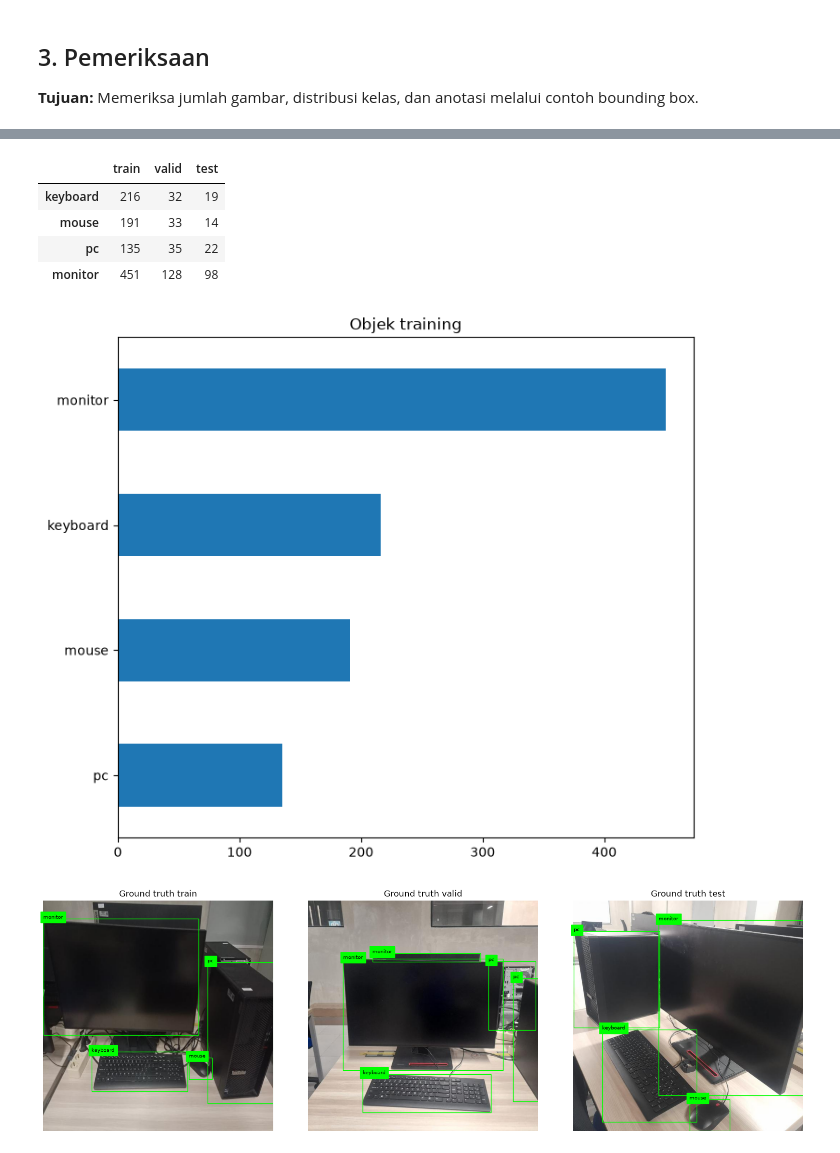
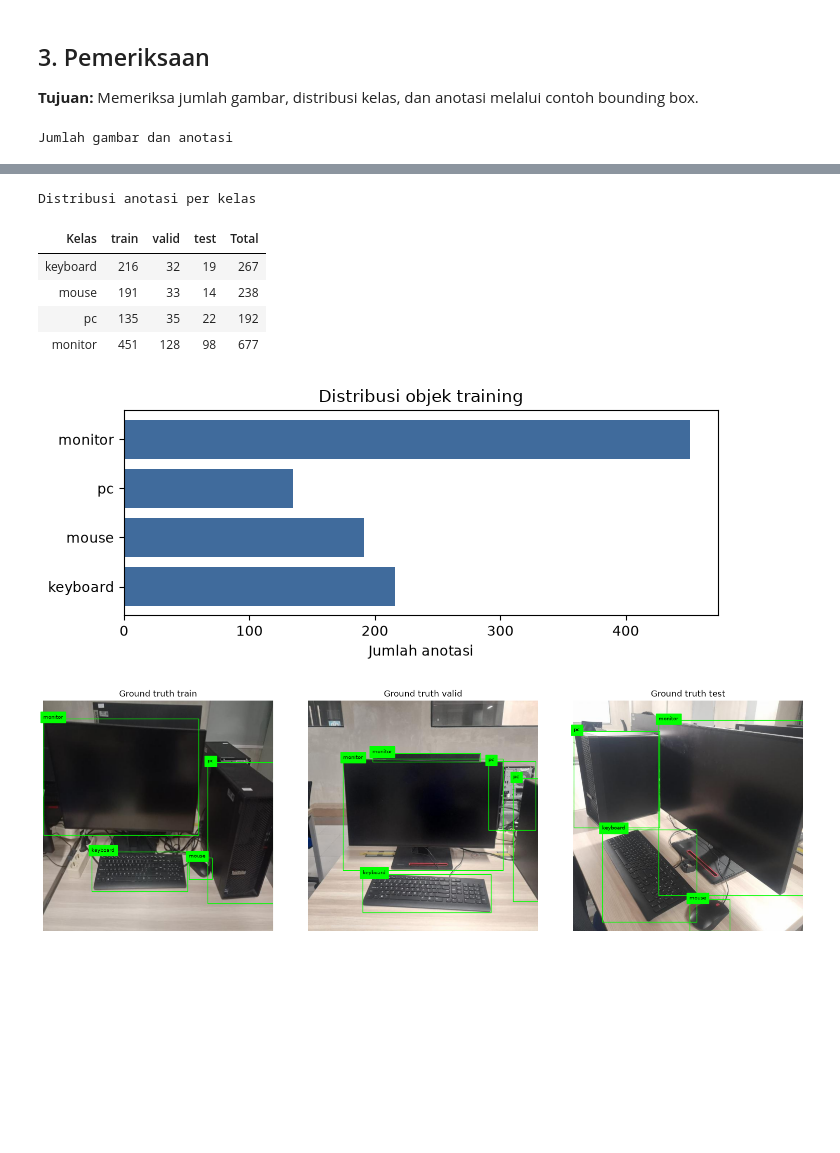
Before and after one commit to gumelarakhirul/SmartWorkspace-Detection-YOLO11, a Jupyter notebook: P5_Object_Detection_YOLO11.ipynb, the cells around one changed output, grey strips where cells are left out. Cells and saved outputs as stored; diff of their text form; code cells hidden in the pictures; blank space fills up the shorter version.

```diff
--- a/P5_Object_Detection_YOLO11.ipynb
+++ b/P5_Object_Detection_YOLO11.ipynb
@@ -55,39 +73,52 @@ GPU: NVIDIA RTX A4000
 **Tujuan:** Memeriksa jumlah gambar, distribusi kelas, dan anotasi melalui contoh bounding box.
 # %%
 def baca_box(line):
-    v=list(map(float,line.split()))
-    if len(v)<5 or not all(np.isfinite(v)):
+    v = list(map(float, line.split()))
+    if len(v) < 5 or not all(np.isfinite(v)):
         raise ValueError('Anotasi tidak lengkap/nonfinite.')
-    cid=int(v[0])
-    if cid!=v[0] or not 0<=cid<len(source_names):raise ValueError('ID kelas tidak valid.')
-    if not all(0<=z<=1 for z in v[1:]):raise ValueError('Koordinat harus 0-1.')
-    if len(v)==5:
-        x,y,w,h=v[1:]
-    elif len(v)>=7 and (len(v)-1)%2==0:
-        xs,ys=v[1::2],v[2::2]
-        x,y=(min(xs)+max(xs))/2,(min(ys)+max(ys))/2
-        w,h=max(xs)-min(xs),max(ys)-min(ys)
-    else:raise ValueError('Format anotasi tidak valid.')
-    if w<=0 or h<=0:raise ValueError('Box kosong.')
-    if min(x-w/2,y-h/2)<-1e-6 or max(x+w/2,y+h/2)>1+1e-6:
+    cid = int(v[0])
+    if cid != v[0] or not 0 <= cid < len(source_names):
+        raise ValueError('ID kelas tidak valid.')
+    if not all((0 <= z <= 1 for z in v[1:])):
+        raise ValueError('Koordinat harus 0-1.')
+    if len(v) == 5:
+        x, y, w, h = v[1:]
+    elif len(v) >= 7 and (len(v) - 1) % 2 == 0:
+        xs, ys = (v[1::2], v[2::2])
+        x, y = ((min(xs) + max(xs)) / 2, (min(ys) + max(ys)) / 2)
+        w, h = (max(xs) - min(xs), max(ys) - min(ys))
+    else:
+        raise ValueError('Format anotasi tidak valid.')
+    if w <= 0 or h <= 0:
+        raise ValueError('Box kosong.')
+    if min(x - w / 2, y - h / 2) < -1e-06 or max(x + w / 2, y + h / 2) > 1 + 1e-06:
         raise ValueError('Box keluar dari gambar.')
-    return cid,x,y,w,h
-
-ringkasan, distribusi = [], {}
+    return (cid, x, y, w, h)
+ringkasan, distribusi = ([], {})
 for split in ['train', 'valid', 'test']:
     images = list((DATASET / split / 'images').glob('*.jpg'))
     counts = Counter()
     for image in images:
-        label = DATASET / split / 'labels' / (image.stem+'.txt')
+        label = DATASET / split / 'labels' / (image.stem + '.txt')
         assert label.exists(), f'Label hilang: {label}'
         for line in label.read_text().splitlines():
             if line.strip():
-                cid=baca_box(line)[0]
-                if cid in MAP_ID: counts[MAP_ID[cid]] += 1
+                cid = baca_box(line)[0]
+                if cid in MAP_ID:
+                    counts[MAP_ID[cid]] += 1
     ringkasan.append({'split': split, 'gambar': len(images), 'objek': sum(counts.values())})
-    distribusi[split] = {name: counts[i] for i,name in enumerate(names)}
-display(pd.DataFrame(ringkasan))
-display(pd.DataFrame(distribusi))
-pd.Series(distribusi['train']).sort_values().plot.barh(figsize=(8,7), title='Objek training')
+    distribusi[split] = {name: counts[i] for i, name in enumerate(names)}
+df_split = pd.DataFrame(ringkasan).rename(columns={'split': 'Split', 'gambar': 'Gambar', 'objek': 'Anotasi'})
+df_split['Persentase'] = df_split.Gambar / df_split.Gambar.sum()
+tabel('Jumlah gambar dan anotasi', df_split, persen=['Persentase'])
+df_kelas = pd.DataFrame(distribusi).rename_axis('Kelas').reset_index()
+df_kelas['Total'] = df_kelas[['train', 'valid', 'test']].sum(axis=1)
+tabel('Distribusi anotasi per kelas', df_kelas)
+plt.figure(figsize=(7, 3))
+plt.barh(names, [distribusi['train'][name] for name in names], color='#406b9c')
+plt.xlabel('Jumlah anotasi')
+plt.title('Distribusi objek training')
+plt.tight_layout()
 plt.show()
 # %% [output]
+Jumlah gambar dan anotasi
@@ -98,9 +129,10 @@ plt.show()
+Distribusi anotasi per kelas
-|  | train | valid | test |
-| keyboard | 216 | 32 | 19 |
-| mouse | 191 | 33 | 14 |
-| pc | 135 | 35 | 22 |
-| monitor | 451 | 128 | 98 |
+| Kelas | train | valid | test | Total |
+| keyboard | 216 | 32 | 19 | 267 |
+| mouse | 191 | 33 | 14 | 238 |
+| pc | 135 | 35 | 22 | 192 |
+| monitor | 451 | 128 | 98 | 677 |
-[figure, old version]
+[figure, new version]
 # %%
 def tampil_label(path, ax):
     image = Image.open(path).convert('RGB')
```
Also changed, not shown: parts of 13 cells of this notebook.
